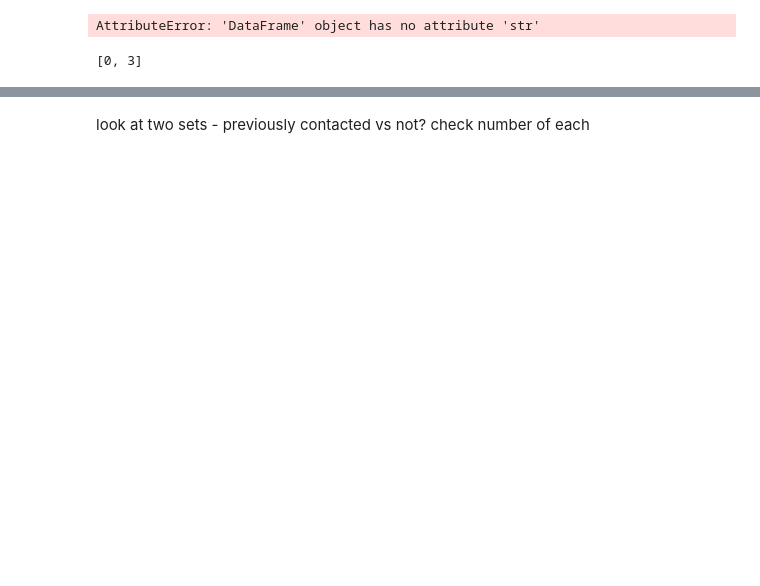
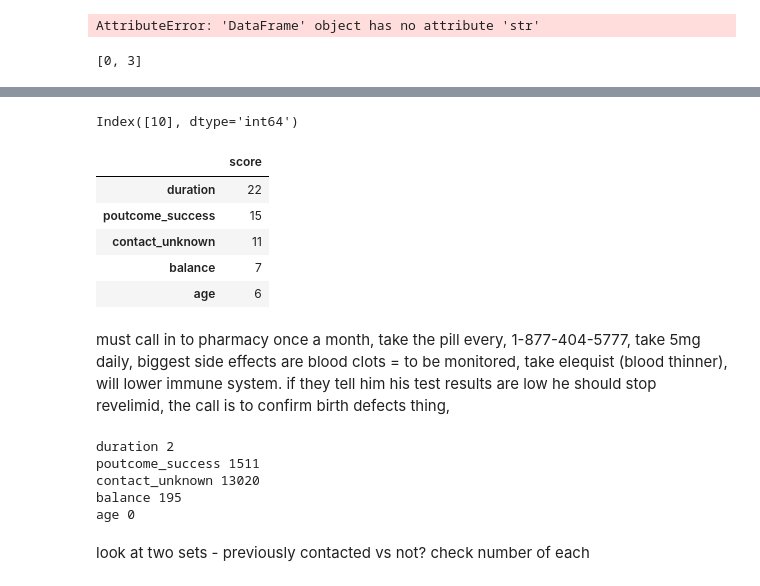
Before and after one commit to MattLeRoi/modeling_banking_customers, a Jupyter notebook: index.ipynb, the cells around one changed output, grey strips where cells are left out. Drawn from its saved outputs; the diff is of its cells as text; code cells hidden in the pictures; blank space fills up the shorter version.

Commit message:
adding lists of important factors

```diff
--- a/index.ipynb
+++ b/index.ipynb
@@ -372,6 +374,3 @@ matching_indices = imp_factors.index[imp_factors.apply(lambda row: row.astype(st
 matching_indices
 # %% [output]
 [0, 3]
-# %%
-for cat in X_train.columns:
-    for row in imp_factors.rows:
@@ -380,3 +377,42 @@ SyntaxError: unexpected EOF while parsing (<ipython-input-28-0f3a61667f68>, line
+# %%
+matches = imp_factors[imp_factors['LogisticRegression'].str.contains("duration", case=False, na=False)].index
+2*(5-matches)
+# %% [output]
+Index([10], dtype='int64')
+# %%
+factor_importance_results = pd.DataFrame(columns=['score'], index=X_train.columns)
+
+for cat in X_train.columns:
+    tot_factor_weight=0
+    for col in imp_factors:
+        ind_factor_weight = 5-imp_factors[imp_factors[col].str.contains(cat, case=False, na=False)].index
+        if ind_factor_weight > 0:
+            tot_factor_weight += ind_factor_weight
+    if tot_factor_weight > 0:
+        factor_importance_results.at[cat, 'score'] = tot_factor_weight[0]
+    else: factor_importance_results.at[cat, 'score'] = 0
+
+factor_importance_results.sort_values(by='score', ascending=False).head(5)
+# %% [output]
+|  | score |
+| duration | 22 |
+| poutcome_success | 15 |
+| contact_unknown | 11 |
+| balance | 7 |
+| age | 6 |
+# %% [markdown]
+must call in to pharmacy once a month, take the pill every, 1-877-404-5777, take 5mg daily, biggest side effects are blood clots = to be monitored, take elequist (blood thinner), will lower immune system. if they tell him his test results are low he should stop revelimid, the call is to confirm birth defects thing,
+# %%
+all_encoded = X_encoded.copy()
+all_encoded['y']=df['y']
+for ind in factor_importance_results.sort_values(by='score', ascending=False).head(5).index:
+    print(ind,(all_encoded[ind] == 1).sum())
+# %% [output]
+duration 2
+poutcome_success 1511
+contact_unknown 13020
+balance 195
+age 0
 # %%
 plt.bar(result2['month'],result2['y_binary'])
 plt.ylabel('% converted');
```
Also changed, not shown: parts of 2 cells of this notebook.
